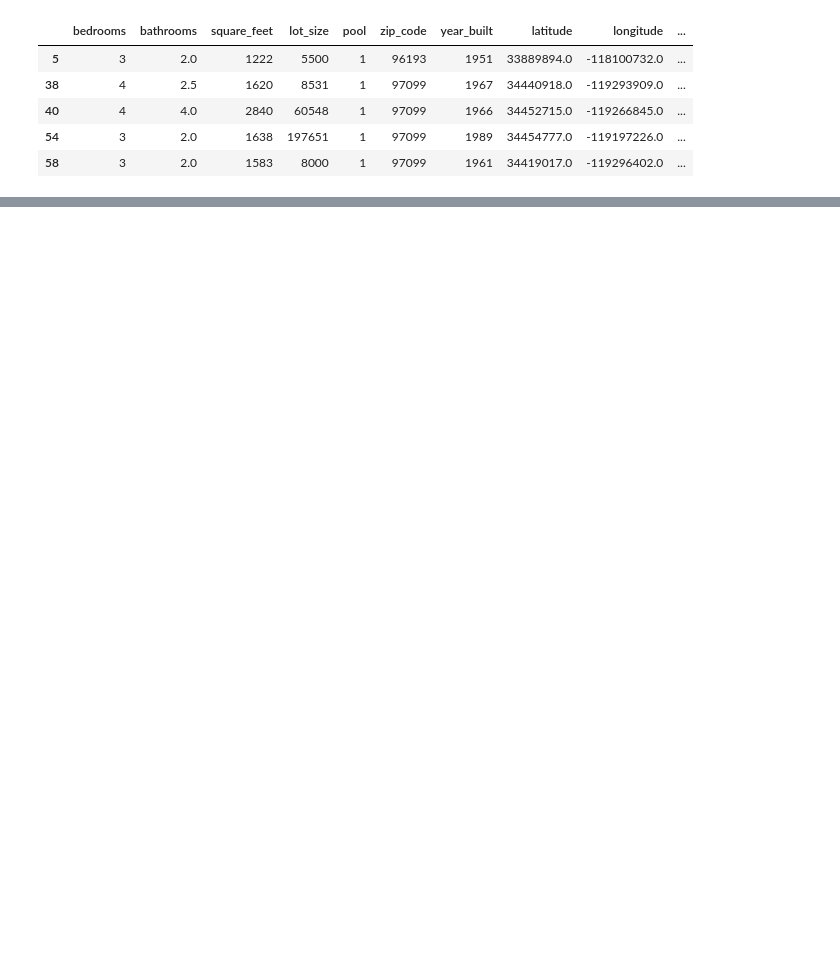
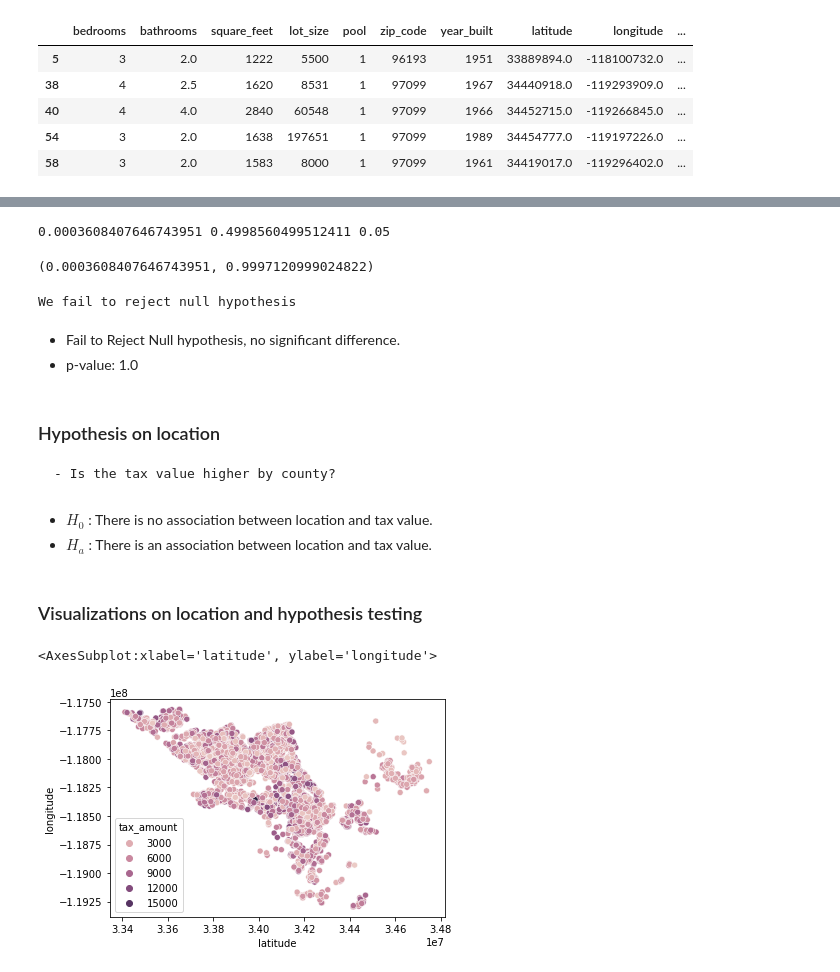
Before and after one commit to raycerna/zillow-regression-project, a Jupyter notebook: final_report.ipynb, the cells around one changed output, grey strips where cells are left out. Cells and saved outputs as stored; diff of their text form; code cells hidden in the pictures; blank space fills up the shorter version.

```diff
--- a/final_report.ipynb
+++ b/final_report.ipynb
@@ -57,0 +107,45 @@ NameError: name 'train' is not defined
+# %%
+# sets alpha and performs One-Sample T-Test
+alpha = .05
+transaction_sample = df[df.tax_value < 1000000].transaction_month
+overall_mean = df.transaction_month.mean()
+
+t, p = stats.ttest_1samp(transaction_sample, overall_mean)
+
+print(t, p/2, alpha)
+# %% [output]
+0.0003608407646743951 0.4998560499512411 0.05
+# %%
+# code for t-test
+t, p = stats.ttest_1samp(transaction_sample, overall_mean)
+t, p
+# %% [output]
+(0.0003608407646743951, 0.9997120999024822)
+# %%
+# prints hypothesis null or alternate
+if p/2 > alpha:
+    print("We fail to reject null hypothesis")
+elif t < 0:
+    print("We fail to reject null hypothesis")
+else:
+    print("We reject null hypothesis")
+# %% [output]
+We fail to reject null hypothesis
+# %% [markdown]
+
+- Fail to Reject Null hypothesis, no significant difference.
+- p-value: 1.0
+# %% [markdown]
+### Hypothesis on location
+    - Is the tax value higher by county?
+# %% [markdown]
+- $H_0$ : There is no association between location and tax value.
+- $H_a$ : There is an association between location and tax value.
+# %% [markdown]
+### Visualizations on location and hypothesis testing
+# %%
+# Plots lats/longs by tax amount
+sns.scatterplot(x=train.latitude , y=train.longitude, hue=train.tax_amount)
+# %% [output]
+<AxesSubplot:xlabel='latitude', ylabel='longitude'>
+[figure, added]
```
Also changed, not shown: parts of 57 cells of this notebook.
